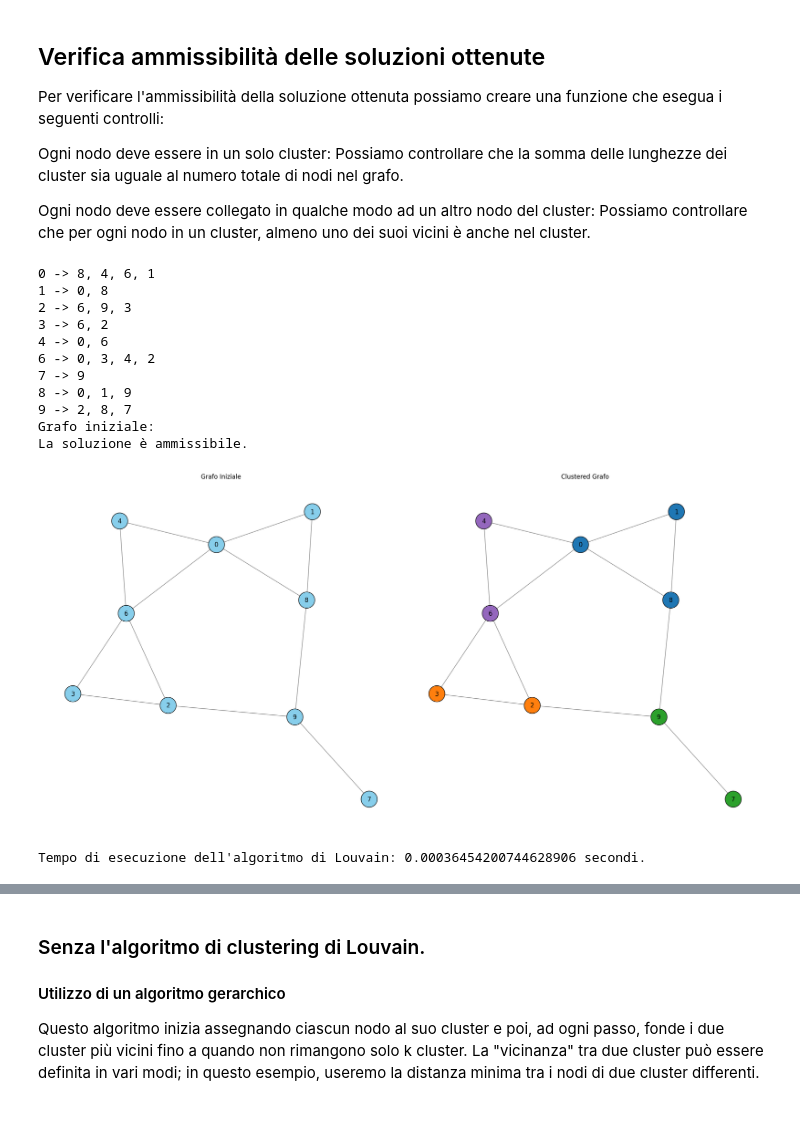
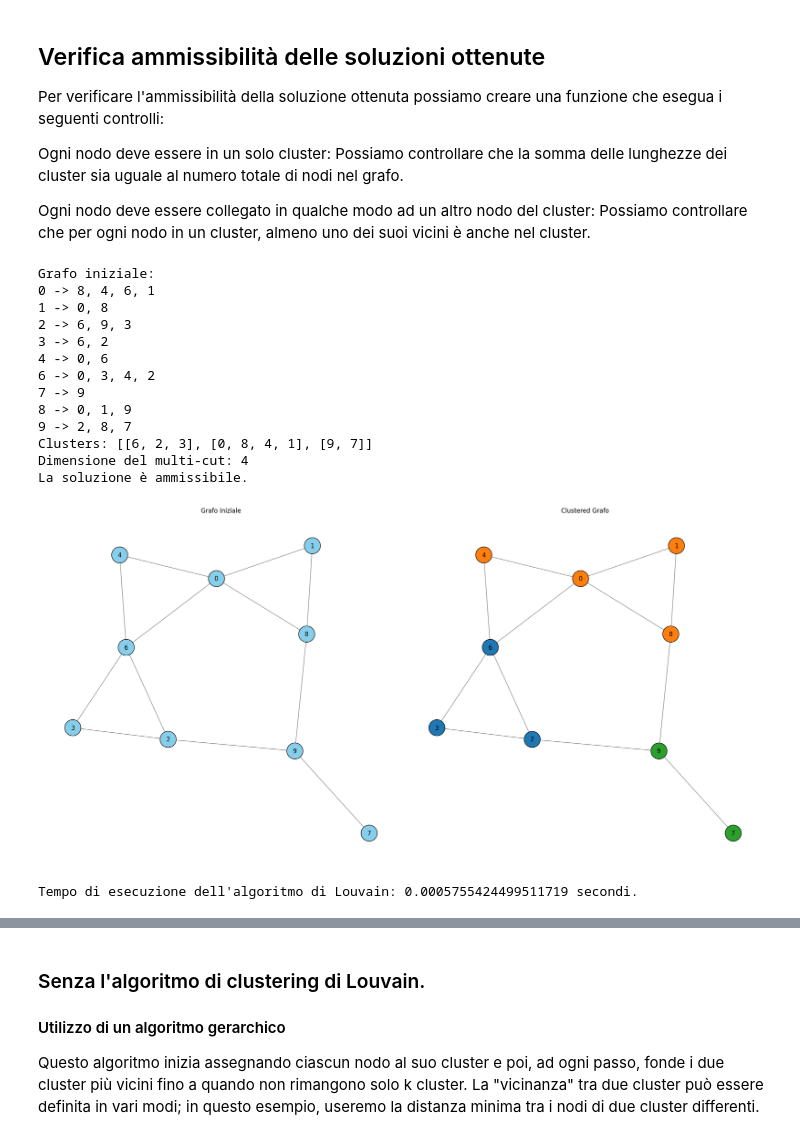
Before and after one commit to ele10-code/k-clustering, a Jupyter notebook: k-clustering.ipynb, the cells around one changed output, grey strips where cells are left out. Drawn from its saved outputs; the diff is of its cells as text; code cells hidden in the pictures.

```diff
--- a/k-clustering.ipynb
+++ b/k-clustering.ipynb
@@ -14,6 +14,7 @@ Ogni nodo deve essere collegato in qualche modo ad un altro nodo del cluster: Po
 import networkx as nx
 import matplotlib.pyplot as plt
 import community as community_louvain
+from collections import defaultdict
 import itertools
 import time
 
@@ -75,14 +76,8 @@ def converti_grafo_personalizzato_in_networkx(grafo_personalizzato):
             G.add_edge(vertice, adiacente)
     return G
 
+
 """ def divide_into_clusters(graph, k):
-    partition = community_louvain.best_partition(graph)
-    clusters = [[] for _ in range(k)]
-    for node, cluster_index in partition.items():
-        clusters[cluster_index].append(node)
-    return clusters  """
-
-def divide_into_clusters(graph, k):
     partition = community_louvain.best_partition(graph)
     clusters = [[] for _ in range(k)]
     for node, cluster_index in partition.items():
@@ -100,7 +95,57 @@ def divide_into_clusters(graph, k):
         clusters.append(cluster[:half])
         clusters[max_cluster_index] = cluster[half:]
 
-    return clusters
+    return clusters """
+
+def divide_into_clusters(graph, k):
+    partition = community_louvain.best_partition(graph)
+    clusters = [[] for _ in range(k)]
+    node_to_cluster = {}
+    for node, cluster_index in partition.items():
+        if len(clusters[cluster_index]) == 0 or any(graph.has_edge(node, n) for n in clusters[cluster_index]):
+            clusters[cluster_index].append(node)
+            node_to_cluster[node] = cluster_index
+        else:
+            # se il nodo non è connesso a nessun altro nodo nel cluster, cerca un altro cluster
+            for new_cluster_index in range(k):
+                if new_cluster_index != cluster_index and (len(clusters[new_cluster_index]) == 0 or any(graph.has_edge(node, n) for n in clusters[new_cluster_index])):
+                    clusters[new_cluster_index].append(node)
+                    node_to_cluster[node] = new_cluster_index
+                    break
+            else:
+                # se non esiste un cluster adatto, crea uno nuovo
+                clusters.append([node])
+                node_to_cluster[node] = len(clusters) - 1
+
+    # Unisci i cluster più piccoli fino a raggiungere il numero desiderato di cluster
+    while len([c for c in clusters if c]) > k:
+        # Trova il cluster più piccolo
+        min_cluster_index = min(range(len(clusters)), key=lambda i: len(clusters[i]) if clusters[i] else float('inf'))
+        min_cluster = clusters[min_cluster_index]
+        clusters[min_cluster_index] = []
+        # Trova il cluster con il maggior numero di connessioni con il cluster più piccolo
+        connections = defaultdict(int)
+        for node in min_cluster:
+            for neighbor in graph.neighbors(node):
+                if neighbor in node_to_cluster:
+                    connections[node_to_cluster[neighbor]] += 1
+        max_connections_index = max(connections, key=connections.get)
+        # Unisci i due cluster
+        clusters[max_connections_index].extend(min_cluster)
+        for node in min_cluster:
+            node_to_cluster[node] = max_connections_index
+
+    return [c for c in clusters if c]
+
+def calculate_multicut_size(graph, clusters):
+    multicut_size = 0
+    for cluster in clusters:
+        for node in cluster:
+            for neighbor in graph.neighbors(node):
+                if neighbor not in cluster:
+                    multicut_size += 1
+    # Poiché ogni arco viene contato due volte (una volta per ogni estremo), dividi per 2
+    return multicut_size // 2
 
 def check_solution(graph, clusters):
     total_nodes = sum(len(cluster) for cluster in clusters)
@@ -116,8 +161,12 @@ def check_solution(graph, clusters):
                 print("Ogni nodo deve essere collegato in qualche modo ad un altro nodo del cluster.")
                 return False
 
+    multicut_size = calculate_multicut_size(graph, clusters)
+    print("Dimensione del multi-cut:", multicut_size)
+
     print("La soluzione è ammissibile.")
     return True
+
 
 
 if __name__ == "__main__":
@@ -139,43 +188,46 @@ if __name__ == "__main__":
     grafo.aggiungi_arco(9, 7)
 
     grafo.rimuovi_vertice(5)
-
+    print("Grafo iniziale:")
     grafo.stampa_grafo()
 
     plt.figure(figsize=(20, 10))
 
     G_initial = converti_grafo_personalizzato_in_networkx(grafo)
-    print("Grafo iniziale:")
+
     plot_graph(G_initial, "Grafo Iniziale", 121)
 
     k = 4
     start_time = time.time()
     clusters = divide_into_clusters(G_initial, k)
     # clusters, edge_count = divide_into_clusters(G_initial, k)
     end_time = time.time()
     elapsed_time = end_time - start_time
 
     clusters = divide_into_clusters(G_initial, k)
+    print("Clusters:", clusters)
     check_solution(G_initial, clusters)
 
     plot_graph(G_initial, "Clustered Grafo", 122, colors=clusters)
 
     plt.tight_layout()
     plt.savefig("grafo.png")
     plt.show()
 
     print(f"Tempo di esecuzione dell'algoritmo di Louvain: {elapsed_time} secondi.")
 # %% [output]
+Grafo iniziale:
 0 -> 8, 4, 6, 1
 1 -> 0, 8
 2 -> 6, 9, 3
 3 -> 6, 2
 4 -> 0, 6
 6 -> 0, 3, 4, 2
 7 -> 9
 8 -> 0, 1, 9
 9 -> 2, 8, 7
-Grafo iniziale:
+Clusters: [[6, 2, 3], [0, 8, 4, 1], [9, 7]]
+Dimensione del multi-cut: 4
 La soluzione è ammissibile.
-[figure, old version]
+[figure, new version]
-Tempo di esecuzione dell'algoritmo di Louvain: 0.00036454200744628906 secondi.
+Tempo di esecuzione dell'algoritmo di Louvain: 0.0005755424499511719 secondi.
```
Also changed, not shown: parts of 4 cells of this notebook, 1 other file.
